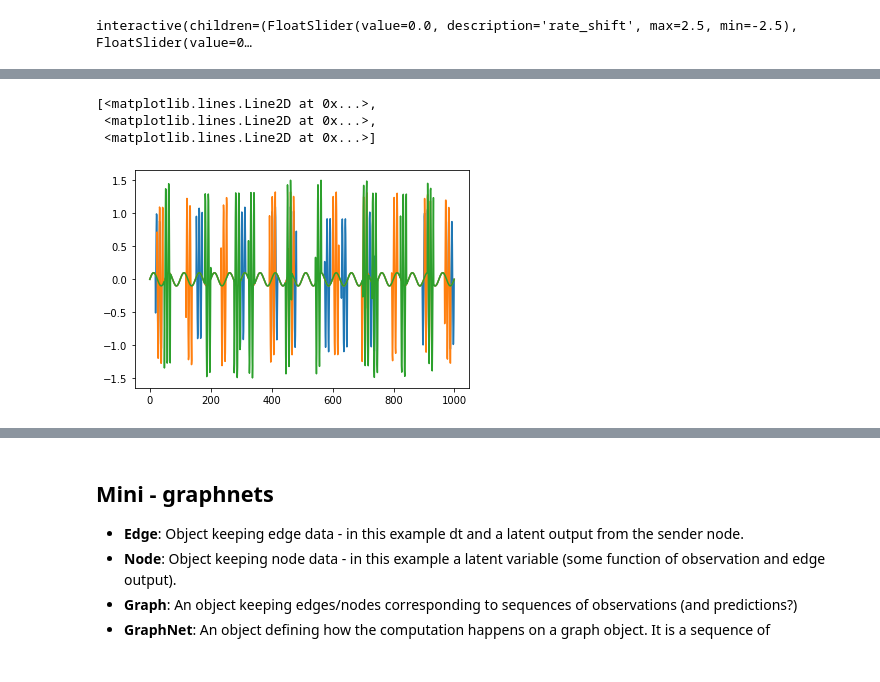
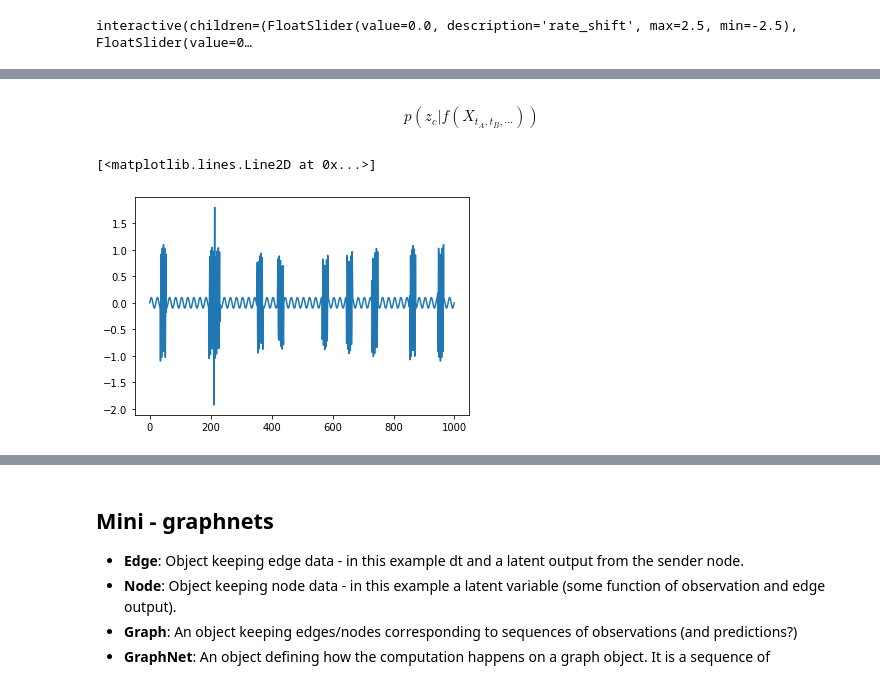
Before and after one commit to mylonasc/deep-rul-models, a Jupyter notebook: 2020-04-27_FictitiousDegradationDataset.ipynb, the cells around one changed output, grey strips where cells are left out. Drawn from its saved outputs; the diff is of its cells as text; code cells hidden in the pictures.

```diff
--- a/2020-04-27_FictitiousDegradationDataset.ipynb
+++ b/2020-04-27_FictitiousDegradationDataset.ipynb
@@ -119,15 +138,18 @@ all_dat = make_experiments()
+# %% [markdown]
+\begin{equation}
+p(z_c | f(X_{t_A, t_B, \cdots}))
+\end{equation}
 # %%
 from fictitious_example.dataset_utils import *
 d = all_dat[0]
 rr = 10;
 
-s = get_signal_for_segments(d['latent_values'], speed = 20, rr=rr)
-pplot.plot(s[[0,50,100]].T)
+s = get_signal_for_segments(d['latent_values'], speed = 50, rr=rr)
+#pplot.plot(s[[0,50,100]].T)
+pplot.plot(s[[0]].T)
 # %% [output]
-[<matplotlib.lines.Line2D at 0x...>,
- <matplotlib.lines.Line2D at 0x...>,
- <matplotlib.lines.Line2D at 0x...>]
+[<matplotlib.lines.Line2D at 0x...>]
-[figure, old version]
+[figure, new version]
 # %%
 #for d in all_dat
 
```
Also changed, not shown: parts of 11 cells of this notebook, 6 other files.
